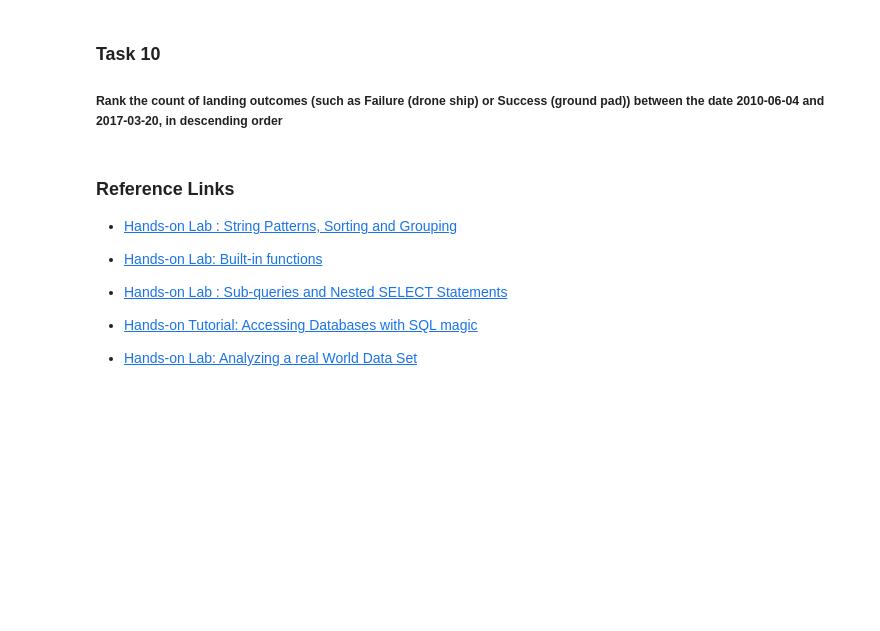
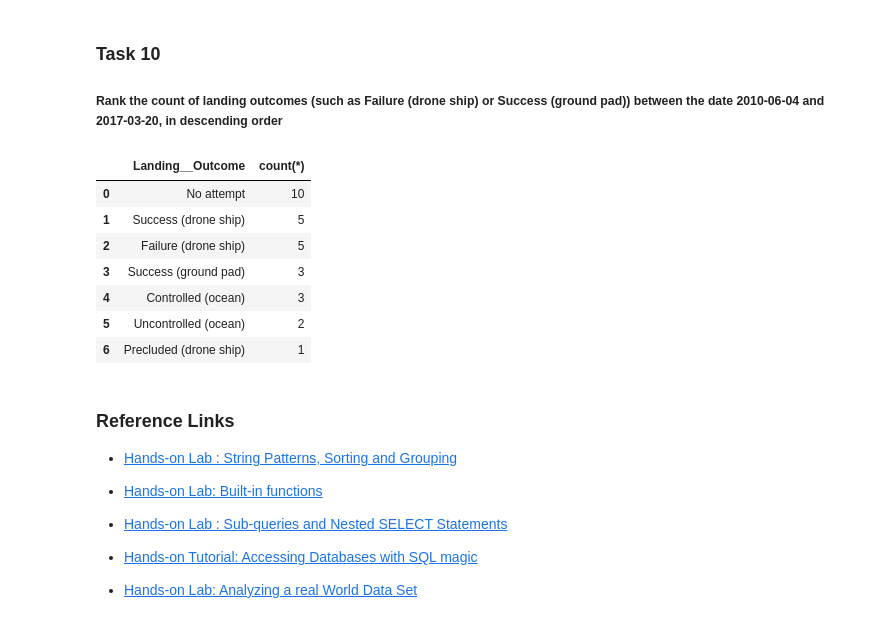
Before and after one commit to researchsam/IBM_tutorials, a Jupyter notebook: exploratorysql.ipynb, the cells around one changed output. Saved outputs shown, nothing was run; the diff lists cells and outputs as text; code cells hidden in the pictures; blank space fills up the shorter version.

```diff
--- a/exploratorysql.ipynb
+++ b/exploratorysql.ipynb
@@ -238,6 +284,18 @@ q
 ### Task 10
 
 ##### Rank the count of landing outcomes (such as Failure (drone ship) or Success (ground pad)) between the date 2010-06-04 and 2017-03-20, in descending order
+# %%
+q = pd.read_sql("select Landing__Outcome, count(*) from spacexdata where Date between '2011-06-04' and '2017-03-20' group by Landing__Outcome order by 2 desc", conn)
+q
+# %% [output]
+|  | Landing__Outcome | count(*) |
+| 0 | No attempt | 10 |
+| 1 | Success (drone ship) | 5 |
+| 2 | Failure (drone ship) | 5 |
+| 3 | Success (ground pad) | 3 |
+| 4 | Controlled (ocean) | 3 |
+| 5 | Uncontrolled (ocean) | 2 |
+| 6 | Precluded (drone ship) | 1 |
 # %% [markdown]
 ### Reference Links
 
```
Also changed, not shown: parts of 5 cells of this notebook.
